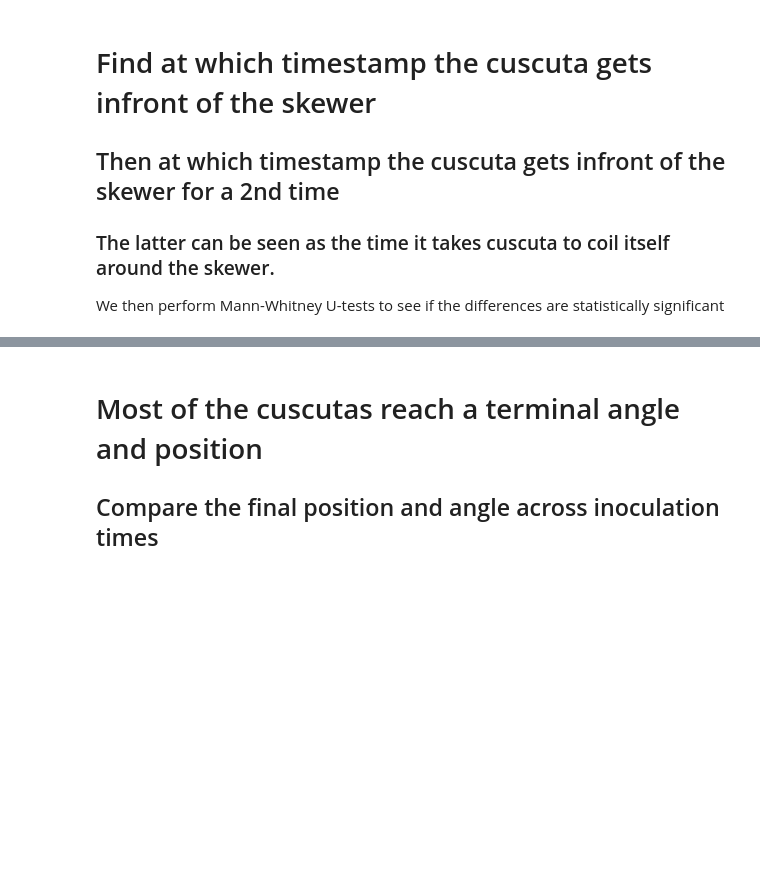
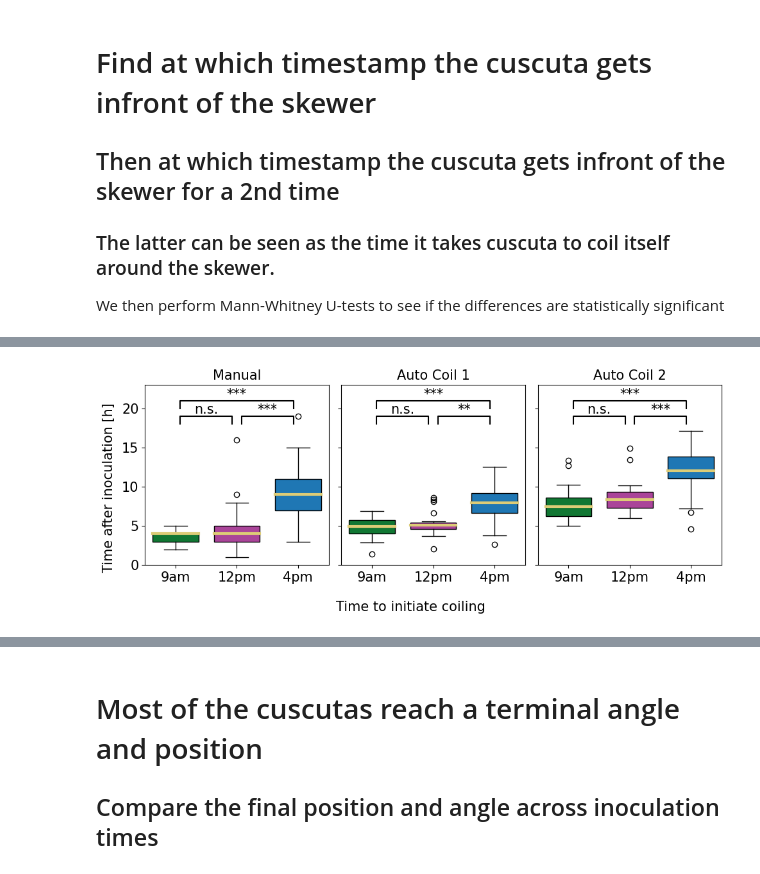
Before and after one commit to ejamezquita/cuscuta, a Jupyter notebook: jupyter/03_pd_wrangle.ipynb, the cells around one changed output, grey strips where cells are left out. Cells and saved outputs as stored; diff of their text form; code cells hidden in the pictures; blank space fills up the shorter version.

```diff
--- a/jupyter/03_pd_wrangle.ipynb
+++ b/jupyter/03_pd_wrangle.ipynb
@@ -145,3 +161,8 @@ for key in dfs:
             time[i,j] += dfs[key][i]['timestamp'].iloc[np.argmax(mask)]
 
     times[key] = time
+
+hmax = max([np.max(times[Times[i]]) for i in range(len(Times))] + [np.max(manu[Times[i]][:,0]) for i in range(len(Times))])
+hmin = max([np.min(times[Times[i]]) for i in range(len(Times))] + [np.min(manu[Times[i]][:,0]) for i in range(len(Times))])
+
+print(hmax, hmin)
@@ -190,6 +171,14 @@ filename = dst + 'time_after_inoculation'
 # %%
-for i,j in it.combinations(range(len(Times)), 2):
+mwhit = np.zeros((3,3))
+
+for ix,(i,j) in enumerate(it.combinations(range(len(Times)), 2)):
+    mwhit[ix, 0] = stats.mannwhitneyu(manu[Times[i]][:,0], manu[Times[j]][:, 0], method='exact').pvalue
+    print('Manual\t',Times[i],'vs',Times[j],'\tMann-Whitney U-test p-val:',mwhit[ix,0])
     for k in range(2):
-        print('Coil', k+1, '\t', Times[i],'vs',Times[j],'\t', stats.mannwhitneyu(times[Times[i]][:,k], times[Times[j]][:, k], method='exact'))
+        mwhit[ix,k+1] = stats.mannwhitneyu(times[Times[i]][:,k], times[Times[j]][:, k], method='exact').pvalue
+        print('Coil', k+1, '\t', Times[i],'vs',Times[j],'\tMann-Whitney U-test p-val:', mwhit[ix,k+1])
     print('---')
+
+smwhit = singifmtx(mwhit, limits)
+smwhit
 # %% [output]
@@ -225 +200,57 @@ ax[i].set_title('Time between 1st and 2nd coil appearance', fontsize=fs);
+# %%
+fs = 15
+
+fig, ax = plt.subplots(1,3, figsize=(10,4), sharey=True, sharex=True)
+ax = np.atleast_1d(ax).ravel()
+
+ax[0].set_title('Manual', fontsize=fs)
+foo = [manu[Times[i]][:,0] for i in range(len(Times))]
+bplot = ax[0].boxplot(foo, widths=0.75, patch_artist=True,
+                  medianprops={'lw':3, 'color':colors[5]})
+for patch, color in zip(bplot['boxes'], colors[:2]):
+    patch.set_facecolor(color)
+
+
+ax[1].set_title('Auto Coil 1', fontsize=fs)
+foo = [times[Times[i]][:,0] for i in range(len(Times))]
+bplot = ax[1].boxplot(foo, widths=0.75, patch_artist=True,
+                  medianprops={'lw':3, 'color':colors[5]})
+for patch, color in zip(bplot['boxes'], colors[:2]):
+    patch.set_facecolor(color)
+
+ax[2].set_title('Auto Coil 2', fontsize=fs)
+foo = [times[Times[i]][:,1] for i in range(len(Times))]
+bplot = ax[2].boxplot(foo, widths=0.75, patch_artist=True,
+                  medianprops={'lw':3, 'color':colors[5]})
+for patch, color in zip(bplot['boxes'], colors[:2]):
+    patch.set_facecolor(color)
+
+epsx = 0.075
+for ix,(i,j) in enumerate(it.combinations(range(len(Times)), 2)):
+    if i+j == 2:
+        epsy = 2
+    else:
+        epsy = 0
+    xfoo = np.array([i+1+epsx, i+1+epsx, j+1-epsx, j+1-epsx])
+    yfoo = np.array([hmax-1,hmax,hmax,hmax-1]) + epsy
+
+    for k in range(len(ax)):
+        ax[k].text((xfoo[0] + xfoo[2])*.5, yfoo[0]+1, smwhit[ix,k], ha='center', va='bottom', color='k', fontsize=fs)
+        ax[k].plot(xfoo, yfoo, lw=1.5, c='k')
+
+for i in range(len(ax)):
+    #ax[i].margins(x = 0.05)
+    ax[i].set_xticks(range(1,4), Times)
+    ax[i].tick_params(labelsize=fs)
+    ax[i].set_ylim((0,hmax+4))
+
+fig.supxlabel('Time to initiate coiling', fontsize=fs)
+fig.supylabel('Time after inoculation [h]', fontsize=fs)
+fig.tight_layout();
+
+filename = dst + 'time_after_inoculation'
+plt.savefig(filename + '.svg', format='svg', bbox_inches='tight')
+plt.savefig(filename + '.jpg', format='jpg', dpi=200, pil_kwargs={'optimize':True}, bbox_inches='tight')
+# %% [output]
+[figure, new version]
 # %%
```
Also changed, not shown: parts of 23 cells of this notebook, 13 other files.
